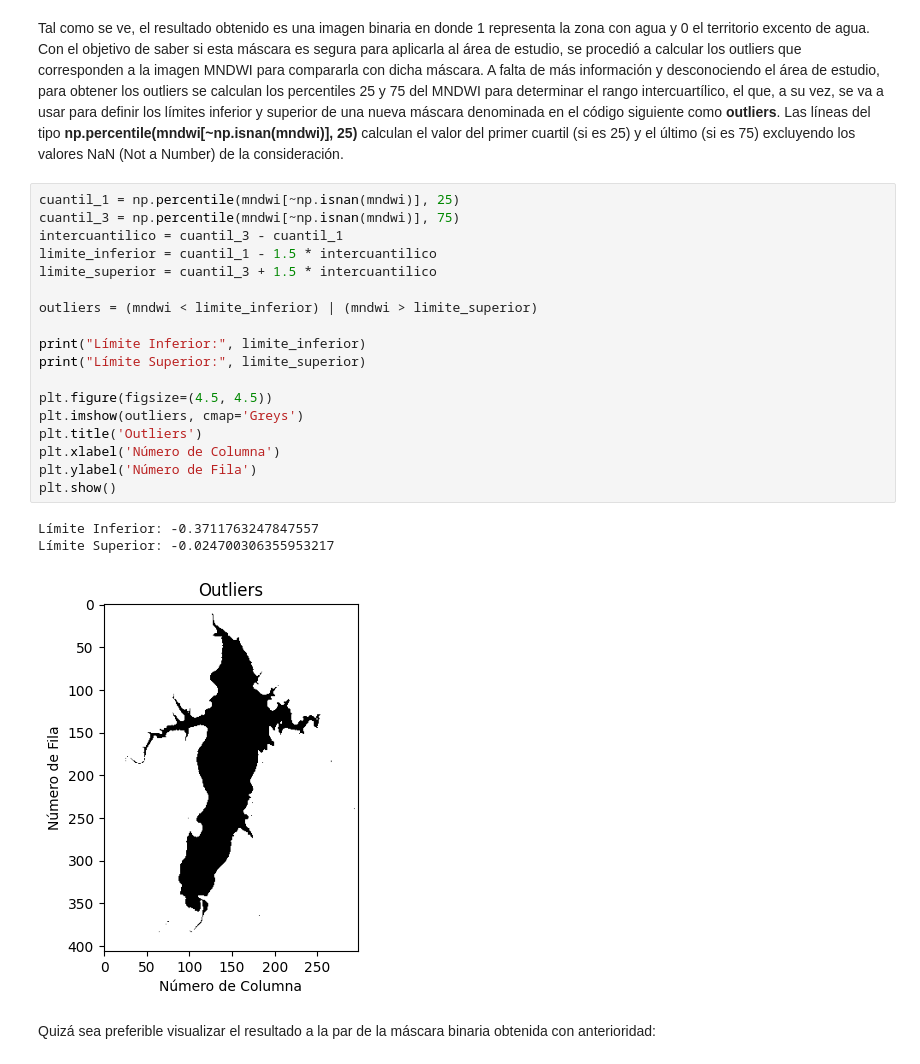
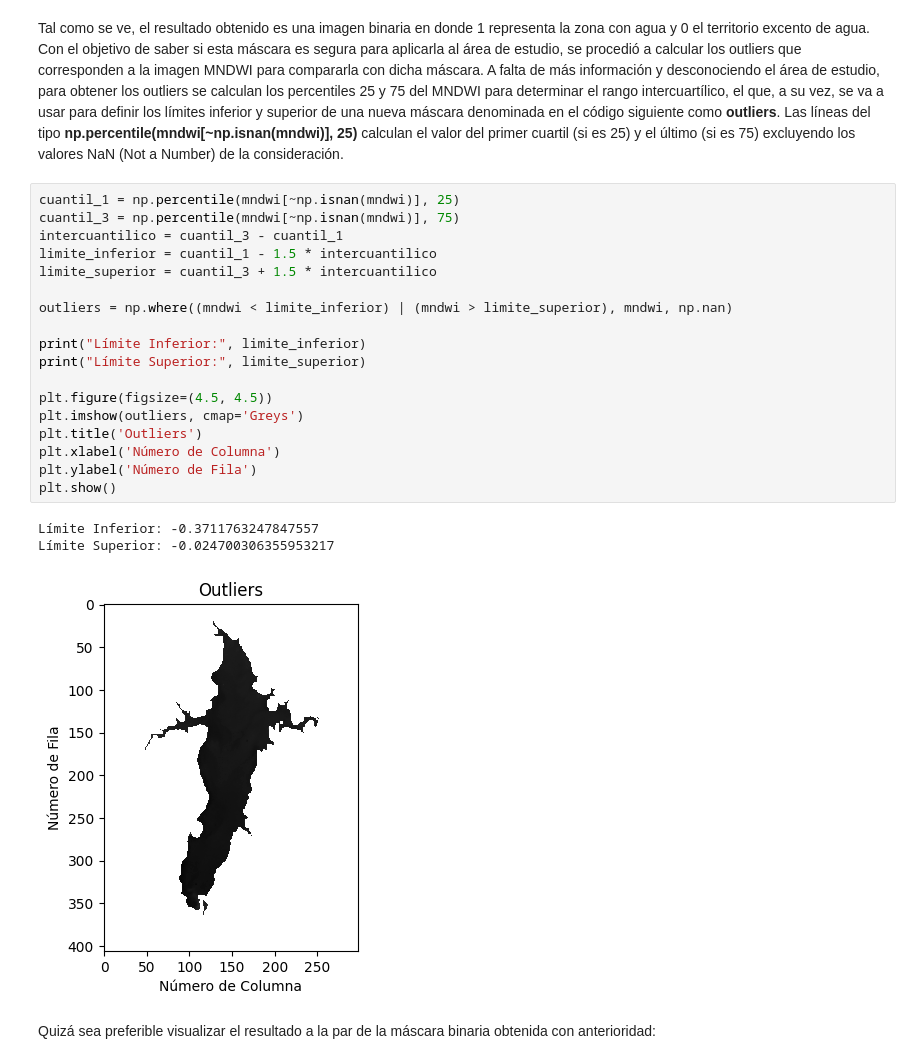
Before and after one commit to CamiloGBarra/Trabajo-final, a Jupyter notebook: Barra_Camilo_TF_planning.ipynb, the cells around one changed output. Drawn from its saved outputs; the diff is of its cells as text.

```diff
--- a/Barra_Camilo_TF_planning.ipynb
+++ b/Barra_Camilo_TF_planning.ipynb
@@ -430,25 +430,25 @@ Las líneas del tipo **np.percentile(mndwi[~np.isnan(mndwi)], 25)** calculan el
 # %%
 cuantil_1 = np.percentile(mndwi[~np.isnan(mndwi)], 25)
 cuantil_3 = np.percentile(mndwi[~np.isnan(mndwi)], 75)
 intercuantilico = cuantil_3 - cuantil_1
 limite_inferior = cuantil_1 - 1.5 * intercuantilico
 limite_superior = cuantil_3 + 1.5 * intercuantilico
 
-outliers = (mndwi < limite_inferior) | (mndwi > limite_superior)
+outliers = np.where((mndwi < limite_inferior) | (mndwi > limite_superior), mndwi, np.nan)
 
 print("Límite Inferior:", limite_inferior)
 print("Límite Superior:", limite_superior)
 
 plt.figure(figsize=(4.5, 4.5))
 plt.imshow(outliers, cmap='Greys')
 plt.title('Outliers')
 plt.xlabel('Número de Columna')
 plt.ylabel('Número de Fila')
 plt.show()
 # %% [output]
 Límite Inferior: -0.3711763247847557
 Límite Superior: -0.024700306355953217
-[figure, old version]
+[figure, new version]
 # %% [markdown]
 Quizá sea preferible visualizar el resultado a la par de la máscara binaria obtenida con anterioridad:
 # %%
```
